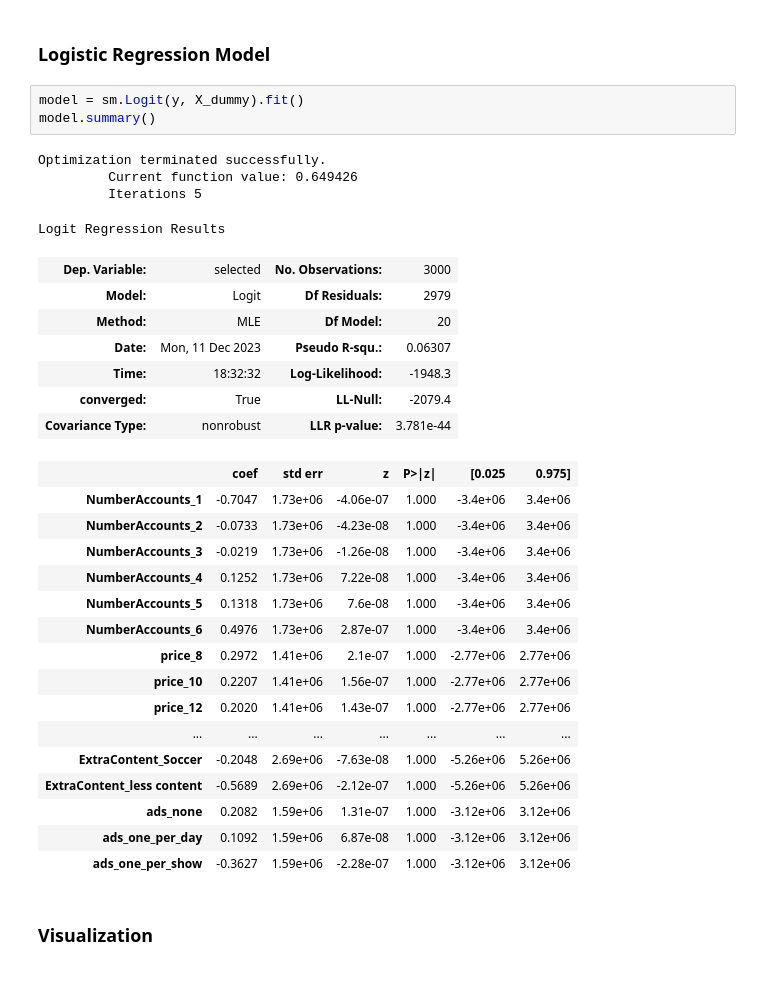
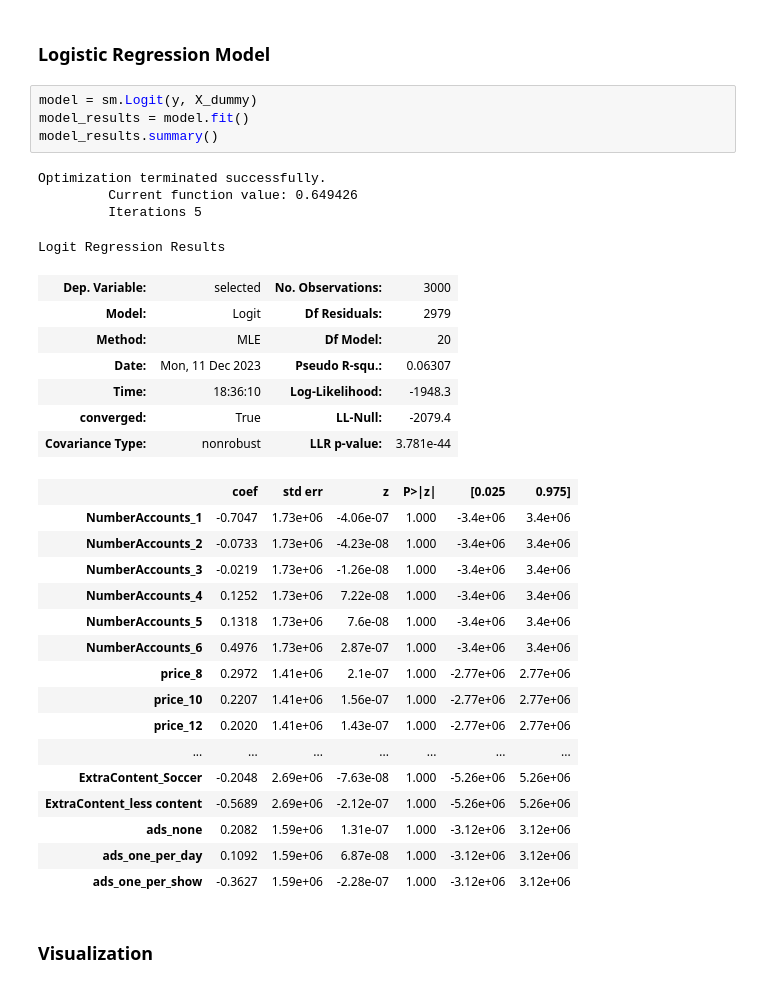
Before and after one commit to JiayiD77/Conjoint-Analysis, a Jupyter notebook: conjoint_analysis.ipynb, the cells around one changed output. Drawn from its saved outputs; the diff is of its cells as text.

```diff
--- a/conjoint_analysis.ipynb
+++ b/conjoint_analysis.ipynb
@@ -62,18 +62,19 @@ X_dummy.head(1)
 # %% [markdown]
 ### Logistic Regression Model
 # %%
-model = sm.Logit(y, X_dummy).fit()
-model.summary()
+model = sm.Logit(y, X_dummy)
+model_results = model.fit()
+model_results.summary()
 # %% [output]
 Optimization terminated successfully.
          Current function value: 0.649426
          Iterations 5
 Logit Regression Results
 | Dep. Variable: | selected | No. Observations: | 3000 |
 | Model: | Logit | Df Residuals: | 2979 |
 | Method: | MLE | Df Model: | 20 |
 | Date: | Mon, 11 Dec 2023 | Pseudo R-squ.: | 0.06307 |
-| Time: | 18:32:32 | Log-Likelihood: | -1948.3 |
+| Time: | 18:36:10 | Log-Likelihood: | -1948.3 |
 | converged: | True | LL-Null: | -2079.4 |
 | Covariance Type: | nonrobust | LLR p-value: | 3.781e-44 |
 |  | coef | std err | z | P>|z| | [0.025 | 0.975] |
```
Also changed, not shown: parts of 2 cells of this notebook.
